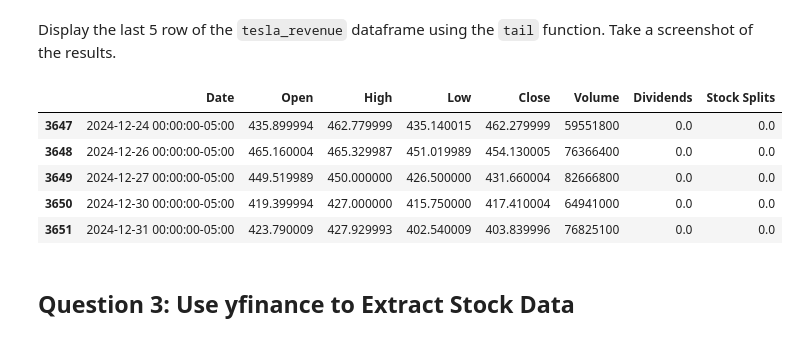
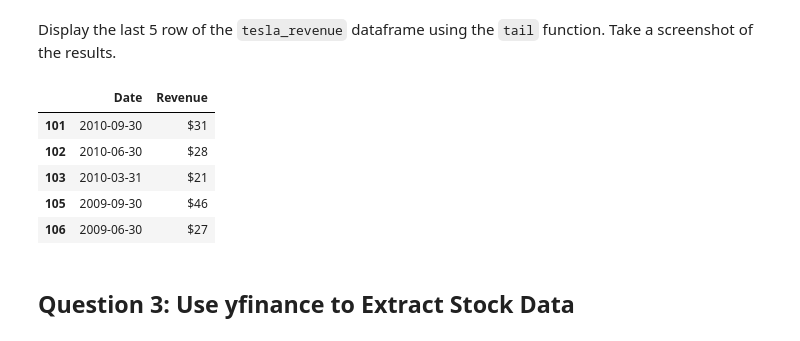
Before and after one commit to lstewart411/schoolwork, a Jupyter notebook: Final Assignment.ipynb, the cells around one changed output. Drawn from its saved outputs; the diff is of its cells as text; code cells hidden in the pictures.

```diff
--- a/Final Assignment.ipynb
+++ b/Final Assignment.ipynb
@@ -148,13 +157,18 @@ We are focusing on quarterly revenue in the lab.
 </details>
 # %%
 tesla_revenue = pd.DataFrame(columns=["Date", "Revenue"])
+# %%
+tesla_table = beautiful_soup.find_all('table')[1]
+# %%
+column_data = tesla_table.find_all("tr")
 # %%
-for row in beautiful_soup.find("tbody").find_all('tr'):
-    col = row.find_all("td")
+for row in column_data[1:]:
+    col = row.find_all('td')
     date = col[0].text
     revenue = col[1].text
 
-tesla_revenue = pd.concat([tesla_data,pd.DataFrame({"Date":[date], "Revenue":[revenue]})], ignore_index=True)
+
+    tesla_revenue = pd.concat([tesla_revenue,pd.DataFrame({"Date":[date], "Revenue":[revenue]})], ignore_index=True)
 # %% [markdown]
 Execute the following line to remove the comma and dollar sign from the `Revenue` column.
 # %%
@@ -168,14 +182,14 @@ tesla_revenue = tesla_revenue[tesla_revenue['Revenue'] != ""]
 # %% [markdown]
 Display the last 5 row of the `tesla_revenue` dataframe using the `tail` function. Take a screenshot of the results.
 # %%
-tesla_data.tail()
+tesla_revenue.tail()
 # %% [output]
-|  | Date | Open | High | Low | Close | Volume | Dividends | Stock Splits |
-| 3647 | 2024-12-24 00:00:00-05:00 | 435.899994 | 462.779999 | 435.140015 | 462.279999 | 59551800 | 0.0 | 0.0 |
-| 3648 | 2024-12-26 00:00:00-05:00 | 465.160004 | 465.329987 | 451.019989 | 454.130005 | 76366400 | 0.0 | 0.0 |
-| 3649 | 2024-12-27 00:00:00-05:00 | 449.519989 | 450.000000 | 426.500000 | 431.660004 | 82666800 | 0.0 | 0.0 |
-| 3650 | 2024-12-30 00:00:00-05:00 | 419.399994 | 427.000000 | 415.750000 | 417.410004 | 64941000 | 0.0 | 0.0 |
-| 3651 | 2024-12-31 00:00:00-05:00 | 423.790009 | 427.929993 | 402.540009 | 403.839996 | 76825100 | 0.0 | 0.0 |
+|  | Date | Revenue |
+| 101 | 2010-09-30 | $31 |
+| 102 | 2010-06-30 | $28 |
+| 103 | 2010-03-31 | $21 |
+| 105 | 2009-09-30 | $46 |
+| 106 | 2009-06-30 | $27 |
 # %% [markdown]
 ## Question 3: Use yfinance to Extract Stock Data
 # %% [markdown]
```
Also changed, not shown: parts of 10 cells of this notebook.
